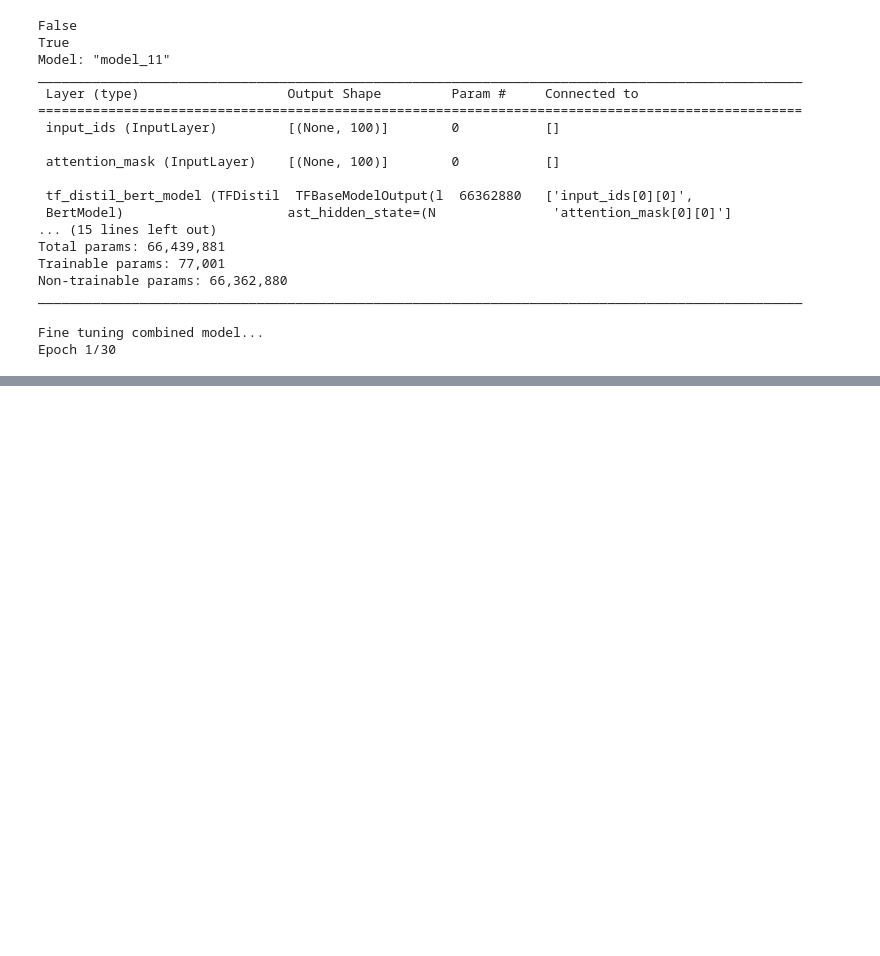
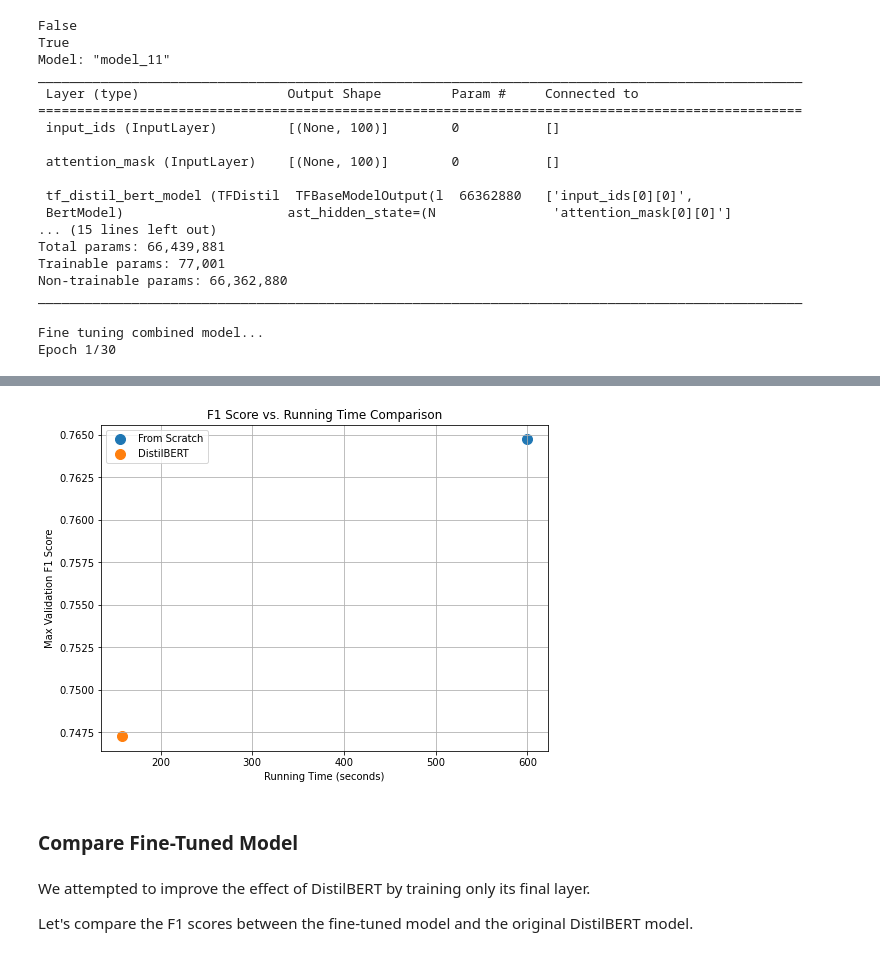
Before and after one commit to raneyoliver/CS8321Labs-public, a Jupyter notebook: lab2/lab2_sc0306 - Copy.ipynb, the cells around one changed output, grey strips where cells are left out. Cells and saved outputs as stored; diff of their text form; code cells hidden in the pictures; blank space fills up the shorter version.

```diff
--- a/lab2/lab2_sc0306 - Copy.ipynb
+++ b/lab2/lab2_sc0306 - Copy.ipynb
@@ -901,0 +1010,35 @@ xx
+# %%
+# Extract the final (or max) F1 scores from the validation sets of both models
+f1_model1 = df1['val_f1_m'].max()
+f1_model2 = df2['val_f1_m'].max()
+
+# Your running times are stored in time1 and time2 variables
+running_time_model1 = time1
+running_time_model2 = time2
+
+f1_scores = [f1_model1, f1_model2]  # F1 scores for both models
+running_times = [running_time_model1, running_time_model2]  # Running times for both models
+labels = ['From Scratch', 'DistilBERT']
+
+# Create a scatter plot
+plt.figure(figsize=(8, 6))
+for i in range(len(f1_scores)):
+    plt.scatter(running_times[i], f1_scores[i], label=labels[i], s=100)  # s is the size of the point
+
+# Add titles and labels
+plt.title('F1 Score vs. Running Time Comparison')
+plt.xlabel('Running Time (seconds)')
+plt.ylabel('Max Validation F1 Score')
+plt.legend()
+
+# Show the plot
+plt.grid(True)
+plt.show()
+# %% [output]
+[figure, added]
+# %% [markdown]
+### Compare Fine-Tuned Model
+# %% [markdown]
+We attempted to improve the effect of DistilBERT by training only its final layer.
+
+Let's compare the F1 scores between the fine-tuned model and the original DistilBERT model.
```
Also changed, not shown: parts of 21 cells of this notebook.
